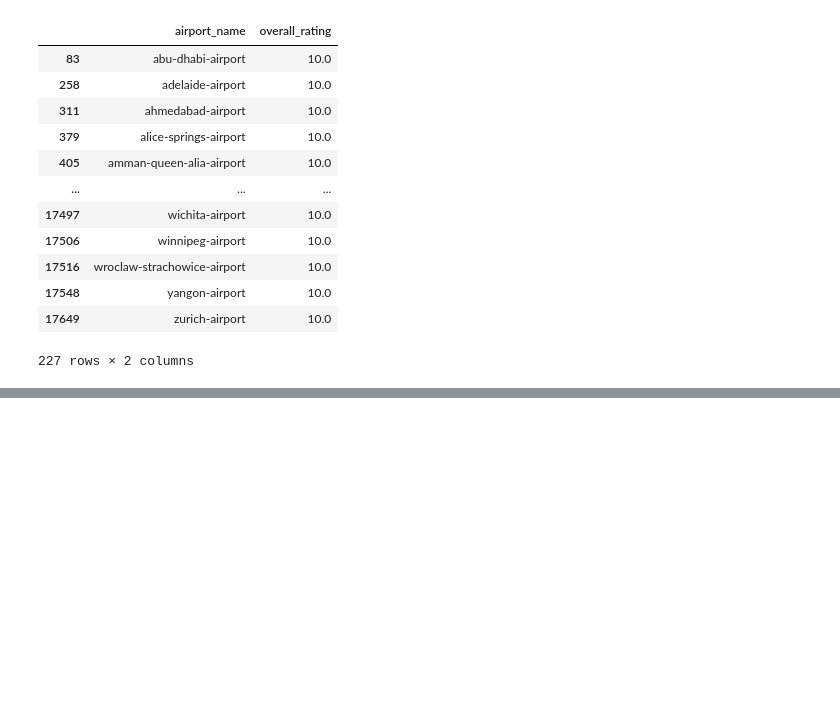
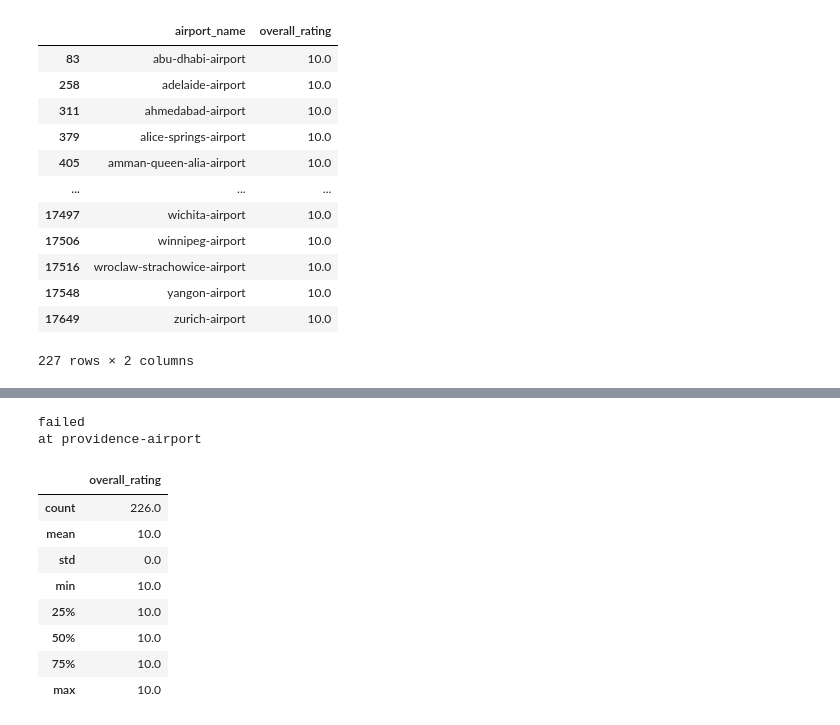
Before and after one commit to TommyHvidhyld/Comparing_Airports, a Jupyter notebook: airport.ipynb, the cells around one changed output, grey strips where cells are left out. Cells and saved outputs as stored; diff of their text form; code cells hidden in the pictures; blank space fills up the shorter version.

```diff
--- a/airport.ipynb
+++ b/airport.ipynb
@@ -70,0 +95,31 @@ airport_rating
+# %%
+lat = []
+lng =[]
+
+base_url = "https://maps.googleapis.com/maps/api/geocode/json"
+
+for city in cities:
+    try:
+        params = {"address": city, "key": "AIzaSyCnAMJCzZKtCorueM4zY2AIwQVNYkJ95XM"}
+        response = requests.get(base_url, params=params).json()
+        lat.append(response["results"][0]["geometry"]["location"]["lat"])
+        lng.append(response["results"][0]["geometry"]["location"]["lng"])
+    except:
+        print('failed')
+        print(f'at {city}')
+        airport_rating_clean = airport_rating.loc[airport_rating['airport_name'] != city]
+# %% [output]
+failed
+at providence-airport
+# %%
+airport_rating_clean.describe()
+# %% [output]
+|  | overall_rating |
+| count | 226.0 |
+| mean | 10.0 |
+| std | 0.0 |
+| min | 10.0 |
+| 25% | 10.0 |
+| 50% | 10.0 |
+| 75% | 10.0 |
+| max | 10.0 |
```
Also changed, not shown: parts of 19 cells of this notebook.
